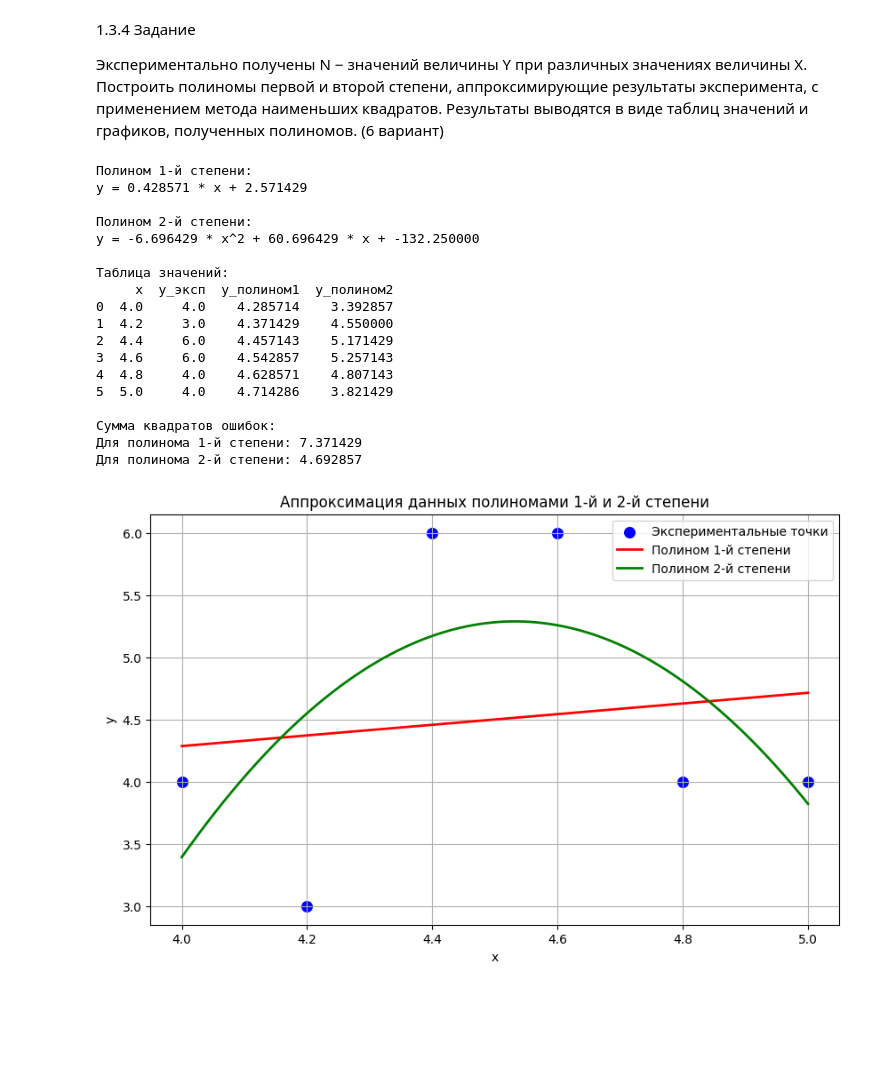
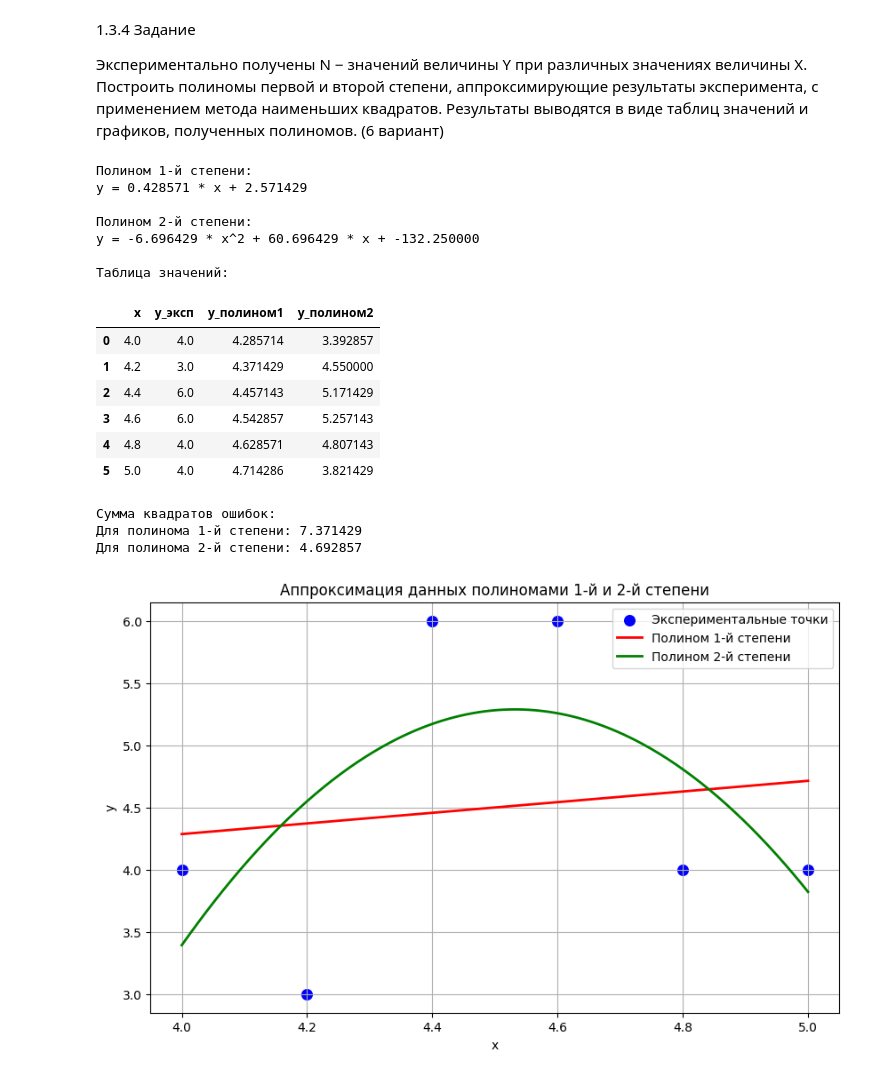
Before and after one commit to Rusick0/AI_Practice, a Jupyter notebook: AI4.ipynb, the cells around one changed output. Cells and saved outputs as stored; diff of their text form; code cells hidden in the pictures; blank space fills up the shorter version.

```diff
--- a/AI4.ipynb
+++ b/AI4.ipynb
@@ -729,6 +786,7 @@ R^2  = 0.4032
 import numpy as np
 import pandas as pd
 import matplotlib.pyplot as plt
+from IPython.display import display
 
 # [ТЕОРИЯ] Метод наименьших квадратов (МНК) позволяет найти такую линию, которая проходит ближе всего ко всем экспериментальным точкам сразу.
 # [ТЕОРИЯ] Аппроксимация — это замена сложной зависимости более простой и удобной формулой (например, прямой или параболой).
@@ -808,7 +866,7 @@ table = pd.DataFrame({
 
 # Выводим таблицу в консоль
 print("\nТаблица значений:")
-print(table)
+display(table)
 
 # -------------------------------------------------
 # ВЫЧИСЛЕНИЕ ОШИБОК АППРОКСИМАЦИИ
@@ -851,42 +909,41 @@ plt.plot(x_plot, y1_plot, color='red', linewidth=2, label='Полином 1-й
 
 # Рисуем полином 2-й степени
 plt.plot(x_plot, y2_plot, color='green', linewidth=2, label='Полином 2-й степени')
 
 # Подписываем оси
 plt.xlabel('x')
 plt.ylabel('y')
 
 # Добавляем заголовок
 plt.title('Аппроксимация данных полиномами 1-й и 2-й степени')
 
 # Включаем сетку
 plt.grid(True)
 
 # Показываем легенду
 plt.legend()
 
 # Сохраняем график в файл
 plt.savefig('Вариант_6_аппроксимация.png', dpi=200, bbox_inches='tight')
 
 # Показываем график
 plt.show()
 # %% [output]
 Полином 1-й степени:
 y = 0.428571 * x + 2.571429
 
 Полином 2-й степени:
 y = -6.696429 * x^2 + 60.696429 * x + -132.250000
 
 Таблица значений:
-     x  y_эксп  y_полином1  y_полином2
-0  4.0     4.0    4.285714    3.392857
-1  4.2     3.0    4.371429    4.550000
-2  4.4     6.0    4.457143    5.171429
-3  4.6     6.0    4.542857    5.257143
-4  4.8     4.0    4.628571    4.807143
-5  5.0     4.0    4.714286    3.821429
-
-Сумма квадратов ошибок:
-Для полинома 1-й степени: 7.371429
-Для полинома 2-й степени: 4.692857
+|  | x | y_эксп | y_полином1 | y_полином2 |
+| 0 | 4.0 | 4.0 | 4.285714 | 3.392857 |
+| 1 | 4.2 | 3.0 | 4.371429 | 4.550000 |
+| 2 | 4.4 | 6.0 | 4.457143 | 5.171429 |
+| 3 | 4.6 | 6.0 | 4.542857 | 5.257143 |
+| 4 | 4.8 | 4.0 | 4.628571 | 4.807143 |
+| 5 | 5.0 | 4.0 | 4.714286 | 3.821429 |
+Сумма квадратов ошибок:
+Для полинома 1-й степени: 7.371429
+Для полинома 2-й степени: 4.692857
 [figure]
```
Also changed, not shown: parts of 2 cells of this notebook.
